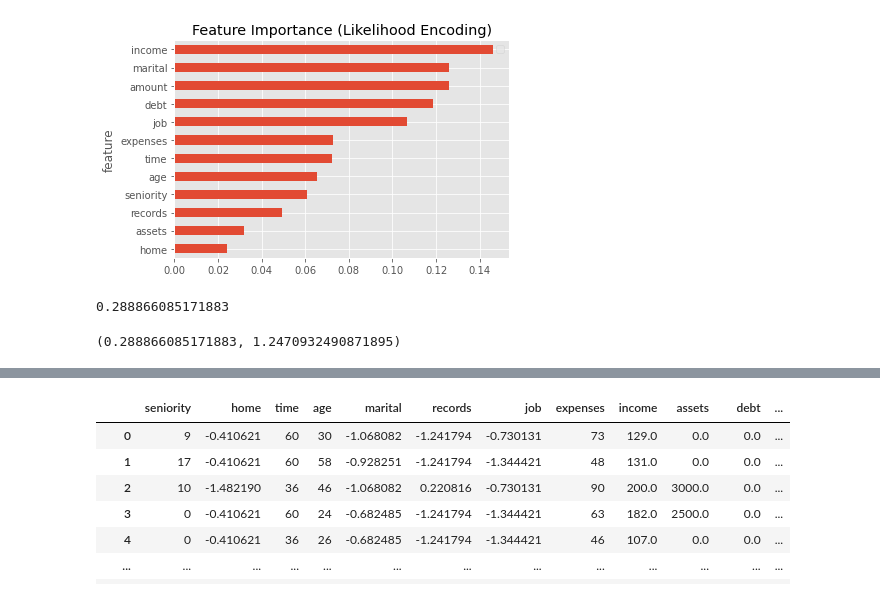
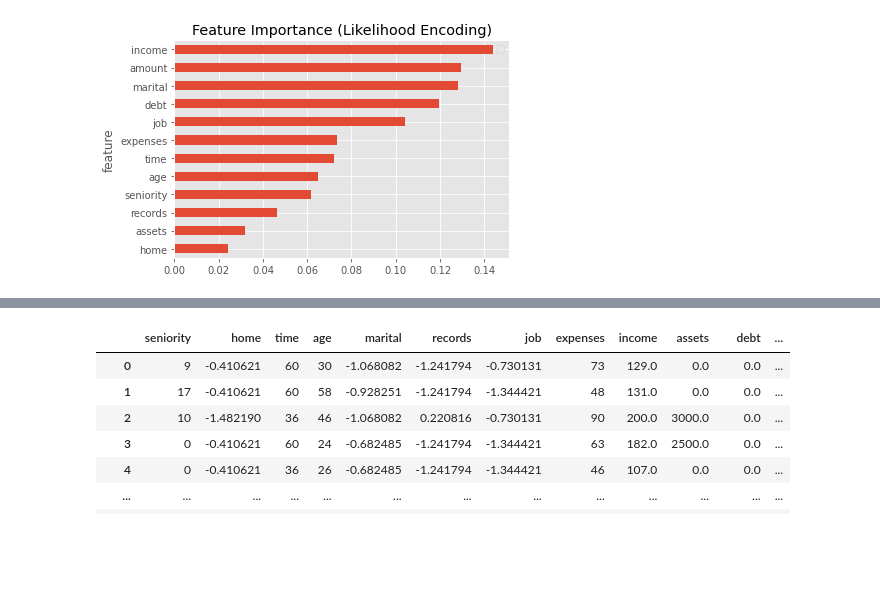
Before and after one commit to MathGuim/tcc, a Jupyter notebook: notebooks/sklearn.ipynb, the cells around one changed output, grey strips where cells are left out. Drawn from its saved outputs; the diff is of its cells as text; code cells hidden in the pictures; blank space fills up the shorter version.

Commit message:
Updating the analysis with new encoders

```diff
--- a/notebooks/sklearn.ipynb
+++ b/notebooks/sklearn.ipynb
@@ -33,7 +38,7 @@ dep_var = 'status'
 cat_names = ['home', 'marital', 'records', 'job']
 cnt_names = ['seniority', 'time', 'age', 'expenses', 'income', 'debt', 'amount', 'price']
 # %%
-credit[cat_names] = credit[cat_names].astype('str')
+credit[cat_names] = credit[cat_names].astype('category')
 # %%
 n = len(credit)
 valid_idx = np.random.choice(range(n), np.ceil(n * 0.2).astype('int'))
@@ -46,13 +51,17 @@ target_pipe = Pipeline([
     ('target', TargetEncoder(cols=['home', 'marital', 'records', 'job']))
 ])
 
+woe_pipe = Pipeline([
+    ('woe', TargetEncoder(cols=['home', 'marital', 'records', 'job']))
+])
+
 cnt_pipe = Pipeline([
     ('impute', KNNImputer()),
     ('scale', StandardScaler())
 ])
 
 col_transform = ColumnTransformer(transformers=[
-    ('cat', target_pipe, cat_names),
+    ('cat', woe_pipe, cat_names),
     ('cnt', cnt_pipe, cnt_names)
 ])
 # %%
@@ -60,6 +69,4 @@ y=credit['status']
 X=credit.drop(columns='status')
 # %%
 rf_pipe = Pipeline([('preproc', col_transform), ('model', RandomForestClassifier())])
-
-
-rf_pipe.fit(X, y)
+rf_pipr = rf_pipe.fit(X, y)
@@ -82,20 +73,9 @@ Pipeline(steps=[('preproc',
 # %%
-(pd.DataFrame(zip(X.columns, rf_pipe._final_estimator.feature_importances_), columns=['feature', 'imp'])
+feat_imp = zip(X.columns, rf_pipe._final_estimator.feature_importances_)
+feat_imp = (pd.DataFrame(feat_imp, columns=['feature', 'imp'])
     .set_index('feature')
-    .sort_values('imp')
-    .plot(kind='barh', title='Feature Importance (Likelihood Encoding)'))
+    .sort_values('imp'))
+feat_imp.plot(kind='barh', title='Feature Importance (Likelihood Encoding)')
 plt.legend('');
 # %% [output]
-[figure, old version]
+[figure, new version]
-# %%
-"log(((n_%s + Laplace)/(sum(n_%s) + 2 * Laplace))/((n_%s + Laplace)/(sum(n_%s) + 2 * Laplace)))",
-      outcome_original_labels[1],
-      outcome_original_labels[1],
-      outcome_original_labels[2],
-      outcome_original_labels[2]
-# %% [output]
-0.288866085171883
-# %%
-0.185227/0.641221, 0.096318/0.077234
-# %% [output]
-(0.288866085171883, 1.2470932490871895)
```
Also changed, not shown: parts of 5 cells of this notebook, 1 other file.
